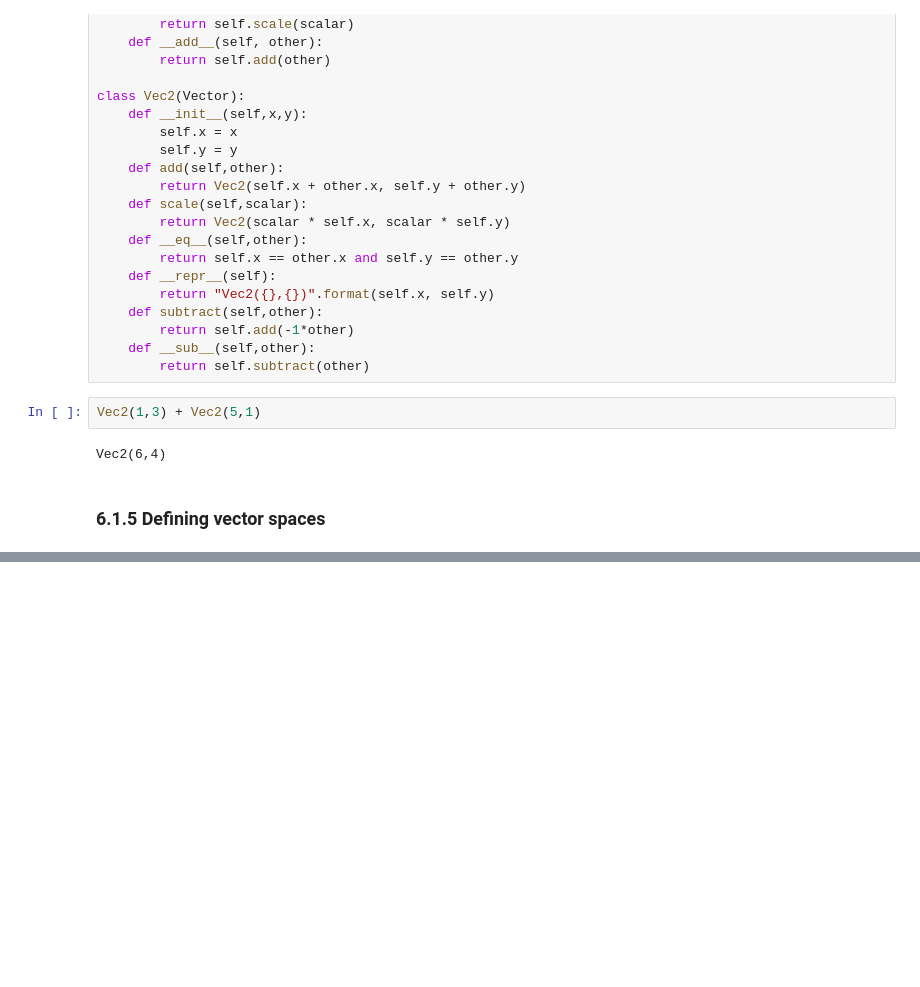
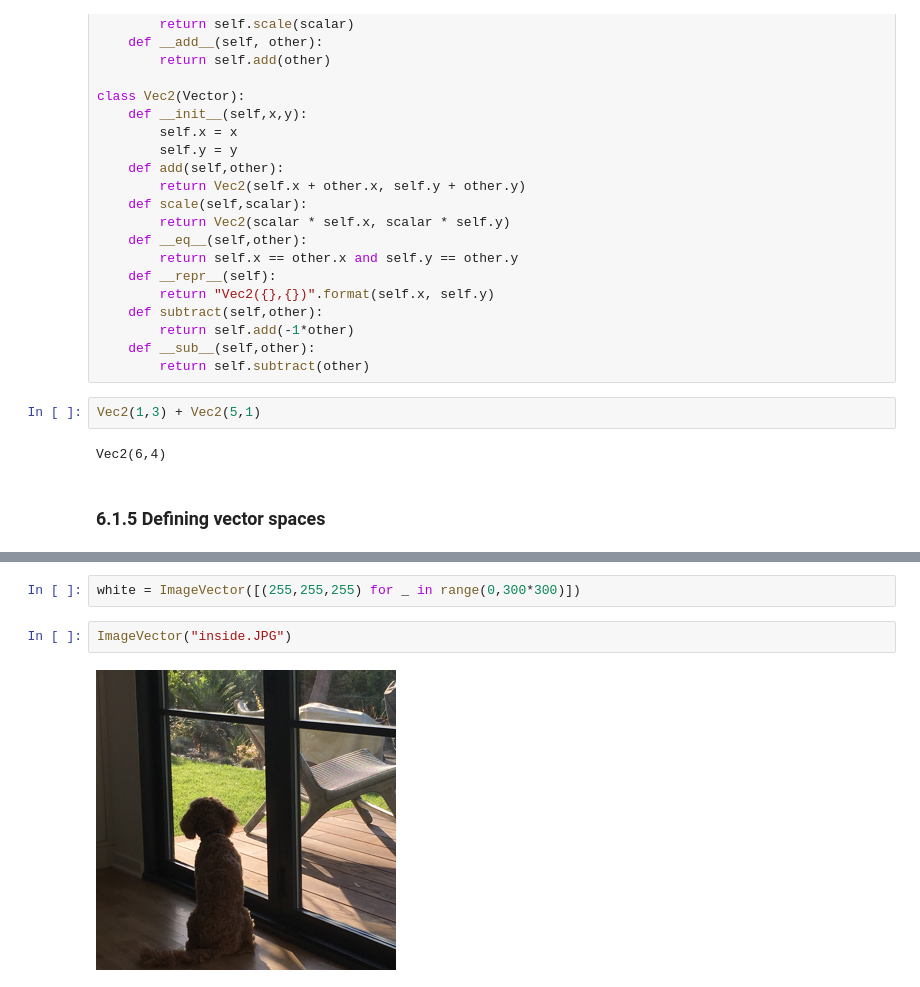
Before and after one commit to Samuel-wei/Math-for-Programmers, a Jupyter notebook: Chapter 06/Chapter6_GeneralizingtoHigherDimensions.ipynb, the cells around one changed output, grey strips where cells are left out. Cells and saved outputs as stored; diff of their text form; blank space fills up the shorter version.

```diff
--- a/Chapter 06/Chapter6_GeneralizingtoHigherDimensions.ipynb
+++ b/Chapter 06/Chapter6_GeneralizingtoHigherDimensions.ipynb
@@ -207,0 +705,6 @@ Vec2(6,4)
+# %%
+white = ImageVector([(255,255,255) for _ in range(0,300*300)])
+# %%
+ImageVector("inside.JPG")
+# %% [output]
+[figure, added]
```
Also changed, not shown: parts of 111 cells of this notebook.
